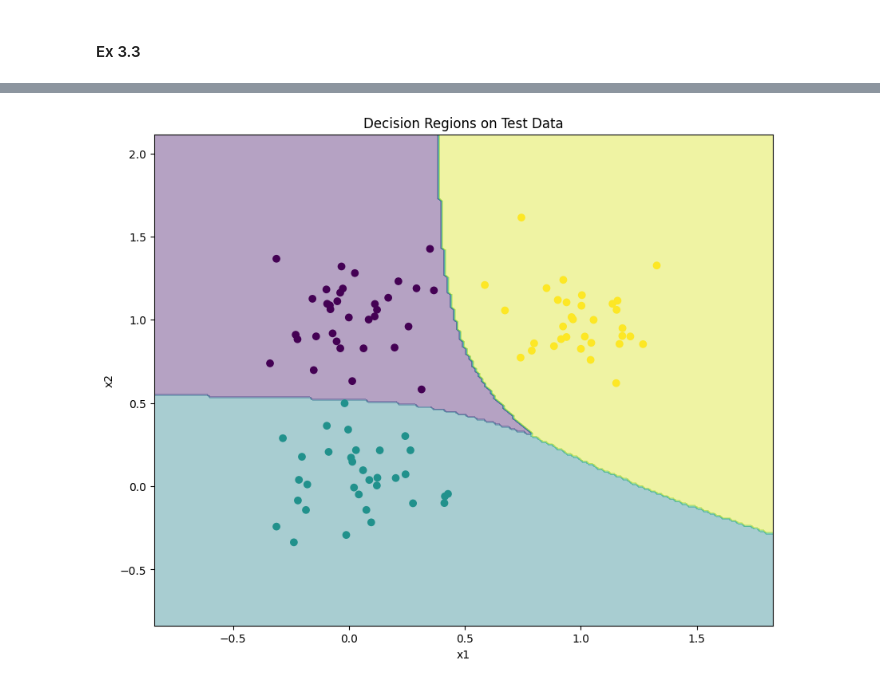
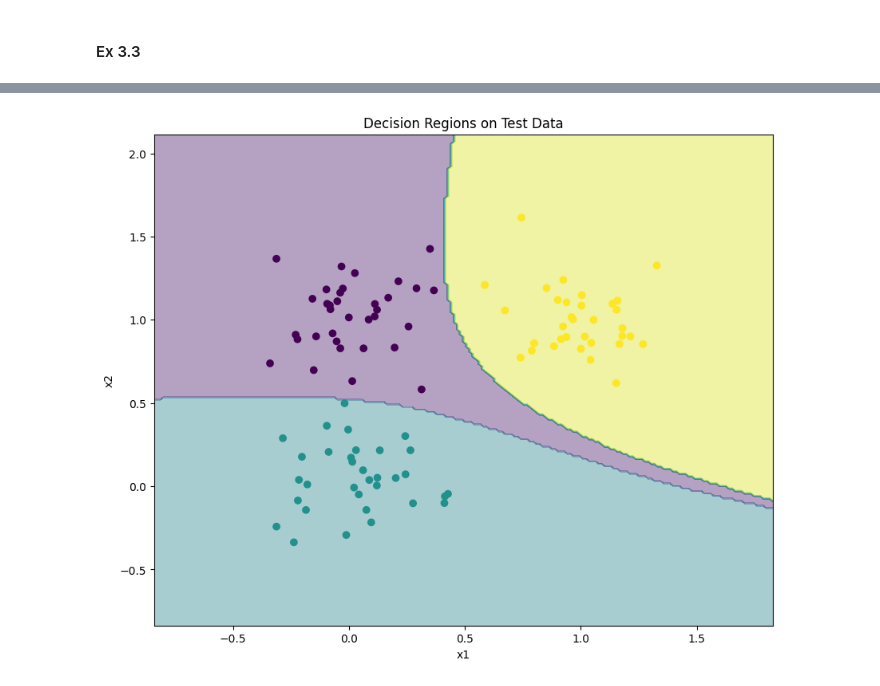
Before and after one commit to girofex/Trustworthy-AI-laboratories, a Jupyter notebook: Lab 0 - Pytorch.ipynb, the cells around one changed output, grey strips where cells are left out. Drawn from its saved outputs; the diff is of its cells as text; code cells hidden in the pictures.

```diff
--- a/Lab 0 - Pytorch.ipynb
+++ b/Lab 0 - Pytorch.ipynb
@@ -428,7 +439,7 @@ criterion = torch.nn.CrossEntropyLoss()
 # %% [markdown]
 #### Ex 3.3
 # %%
-for epoch in range(250):    #more epochs since the network is bigger
+for epoch in range(300):    #more epochs since the network is bigger
     model2.train()
     running_loss = 0.0
 
@@ -441,11 +452,13 @@ for epoch in range(250):    #more epochs since the network is bigger
         running_loss += loss.item() * inputs.size(0)
 
     epoch_loss = running_loss / len(tr_dataloader.dataset)
+
     if (epoch+1) % 10 == 0:
         print(f"Epoch {epoch+1}, Loss: {epoch_loss:.4f}")
 
 model2.eval()
 accuracy = (model2(X_test).argmax(dim=1) == y_test).float().mean()
+
 print(f"\nTest Accuracy: {accuracy.item()*100:.2f}%")
 
 plot_decision_regions(model2, X_test, y_test, title="Decision Regions on Test Data")
@@ -468,3 +481,3 @@ Epoch 250, Loss: 0.0332
 
 Test Accuracy: 100.00%
-[figure, old version]
+[figure, new version]
```
Also changed, not shown: parts of 11 cells of this notebook.
